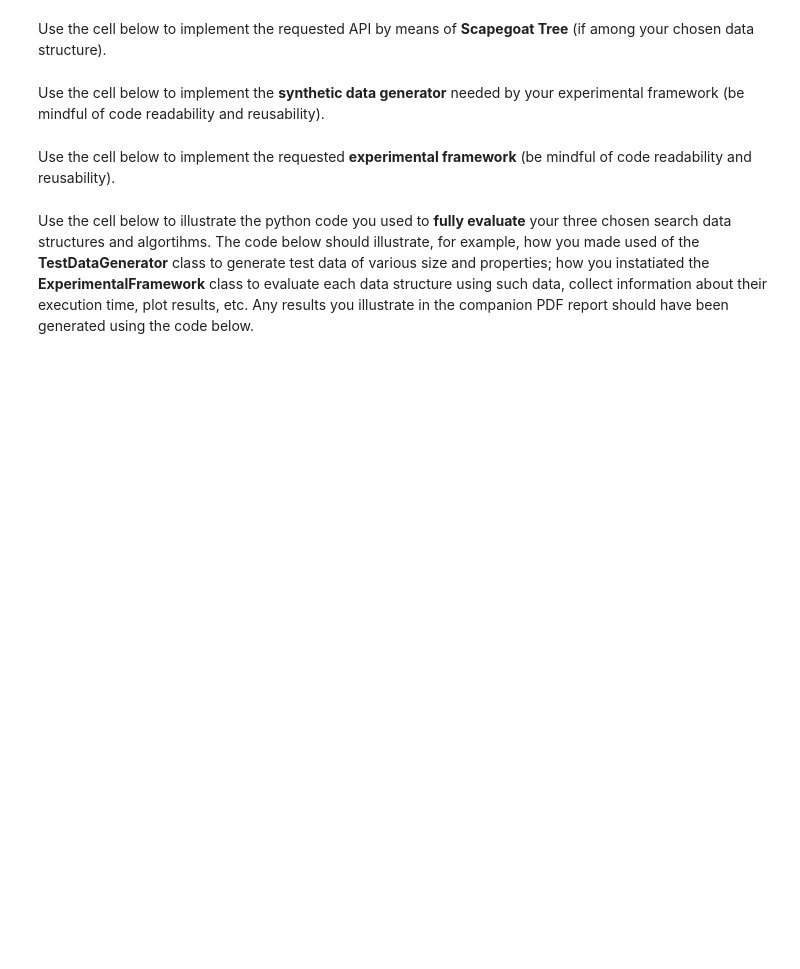
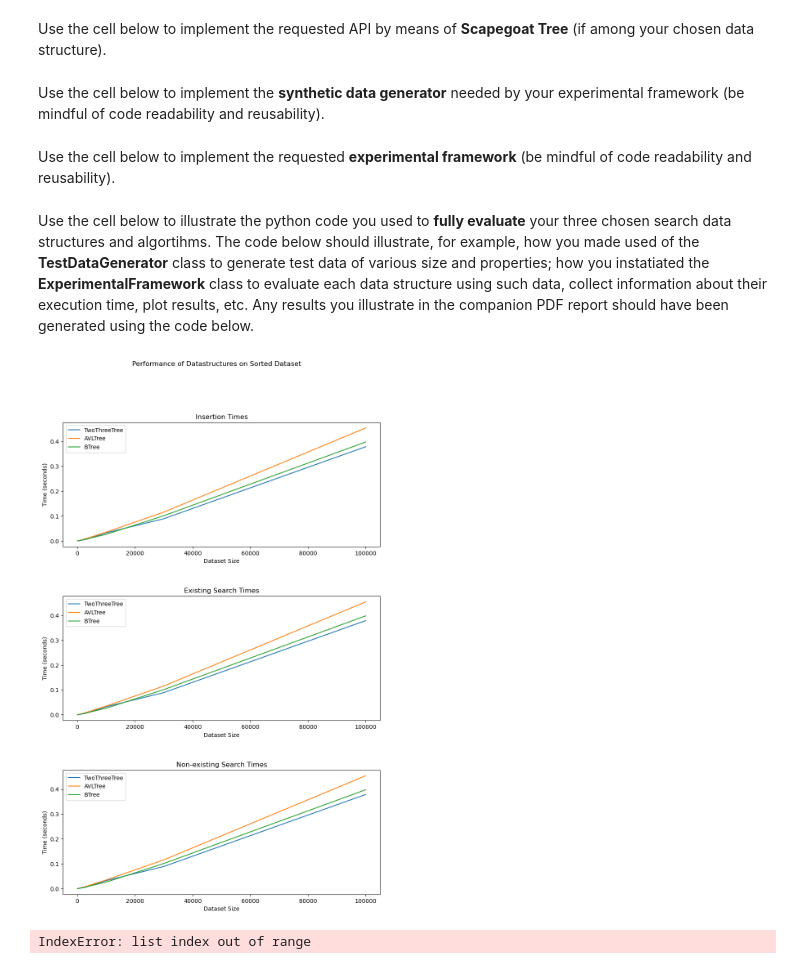
Before and after one commit to spicyGrape/COMP0005_Alg_cw, a Jupyter notebook: grp-23-0005code.ipynb, the cells around one changed output. Saved outputs shown, nothing was run; the diff lists cells and outputs as text; code cells hidden in the pictures; blank space fills up the shorter version.

Commit message:
Embed b tree into test.

```diff
--- a/grp-23-0005code.ipynb
+++ b/grp-23-0005code.ipynb
@@ -320,21 +336,3 @@ class LLRBBST(AbstractSearchInterface):
         return found
 # %% [markdown]
 Use the cell below to implement the requested API by means of **B-Tree** (if among your chosen data structure).
-# %%
-class BTree(AbstractSearchInterface):
-
-    def insertElement(self, element):
-        inserted = False
-        # ADD YOUR CODE HERE
-
-
-        return inserted
-
-
-
-    def searchElement(self, element):
-        found = False
-        # ADD YOUR CODE HERE
-
-
-        return found
@@ -477,7 +591,7 @@ class ExperimentalFramework():
         non_existing_search_time = end_time - start_time
         return existing_search_time, non_existing_search_time
 
-    def plot_results(self, results: dict[str, dict[str, dict[int, float]]]):
+    def plot_results(self, results: dict[str, dict[str, dict[int, float]]], title: str = "Performance of Datastructures"):
         import matplotlib.pyplot as plt
 
         # Extract data for plotting
@@ -499,12 +613,12 @@ class ExperimentalFramework():
             ax.set_title(title)
             ax.set_xlabel('Dataset Size')
             ax.set_ylabel('Time (seconds)')
-            ax.set_xscale('log')
-            ax.set_yscale('log')
+            # ax.set_xscale('log')
+            # ax.set_yscale('log')
             ax.legend()
 
         fig, axs = plt.subplots(3, 1, figsize=(10, 15))
-        fig.suptitle('Performance Benchmarking of Data Structures')
+        fig.suptitle(title)
         fig.subplots_adjust(hspace=0.4)
         # Insertion Times
         plot_ax(data_structures, axs[0], 'Insertion Times')
@@ -531,9 +645,27 @@ class ExperimentalFramework():
 Use the cell below to illustrate the python code you used to **fully evaluate** your three chosen search data structures and algortihms. The code below should illustrate, for example, how you made used of the **TestDataGenerator** class to generate test data of various size and properties; how you instatiated the **ExperimentalFramework** class to  evaluate each data structure using such data, collect information about their execution time, plot results, etc. Any results you illustrate in the companion PDF report should have been generated using the code below.
 # %%
 # ADD YOUR TEST CODE HERE
-data_structures = [TwoThreeTree, AVLTree]
+data_structures = [TwoThreeTree, AVLTree, BTree]
 dataset_sizes = [100,300, 1000,3000, 10000,30000, 100000]
 random_data_generator = TestDataGenerator().generate_sorted_dataset
 test_framework = ExperimentalFramework()
 results = test_framework.run_experiments(data_structures, dataset_sizes, random_data_generator)
-test_framework.plot_results(results)
+test_framework.plot_results(results, title="Performance of Datastructures on Sorted Dataset")
+
+random_data_generator = TestDataGenerator().generate_dataset
+test_framework = ExperimentalFramework()
+results = test_framework.run_experiments(data_structures, dataset_sizes, random_data_generator)
+test_framework.plot_results(results, title="Performance of Datastructures on Random Dataset")
+
+random_data_generator = TestDataGenerator().generate_dataset_normal_distribution
+test_framework = ExperimentalFramework()
+results = test_framework.run_experiments(data_structures, dataset_sizes, random_data_generator)
+test_framework.plot_results(results, title="Performance of Datastructures on Normal Dataset")
+
+random_data_generator = TestDataGenerator().generate_dateset_with_duplicates
+test_framework = ExperimentalFramework()
+results = test_framework.run_experiments(data_structures, dataset_sizes, random_data_generator)
+test_framework.plot_results(results, title="Performance of Datastructures on Dataset with Duplicates")
+# %% [output]
+[figure, added]
+IndexError: list index out of range
```
Also changed, not shown: parts of 2 cells of this notebook.
